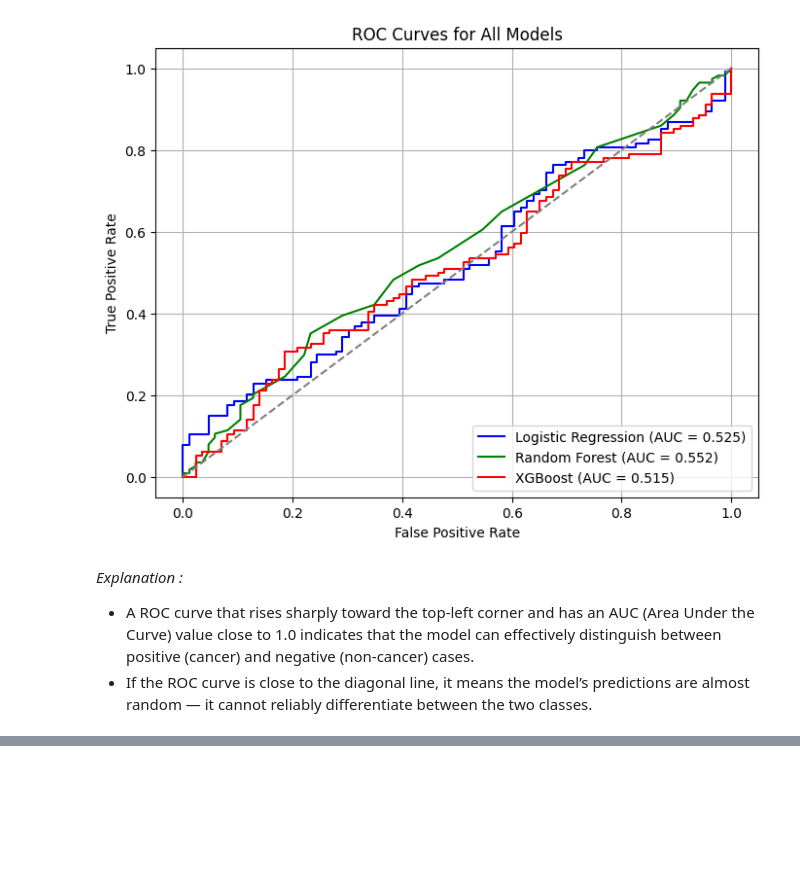
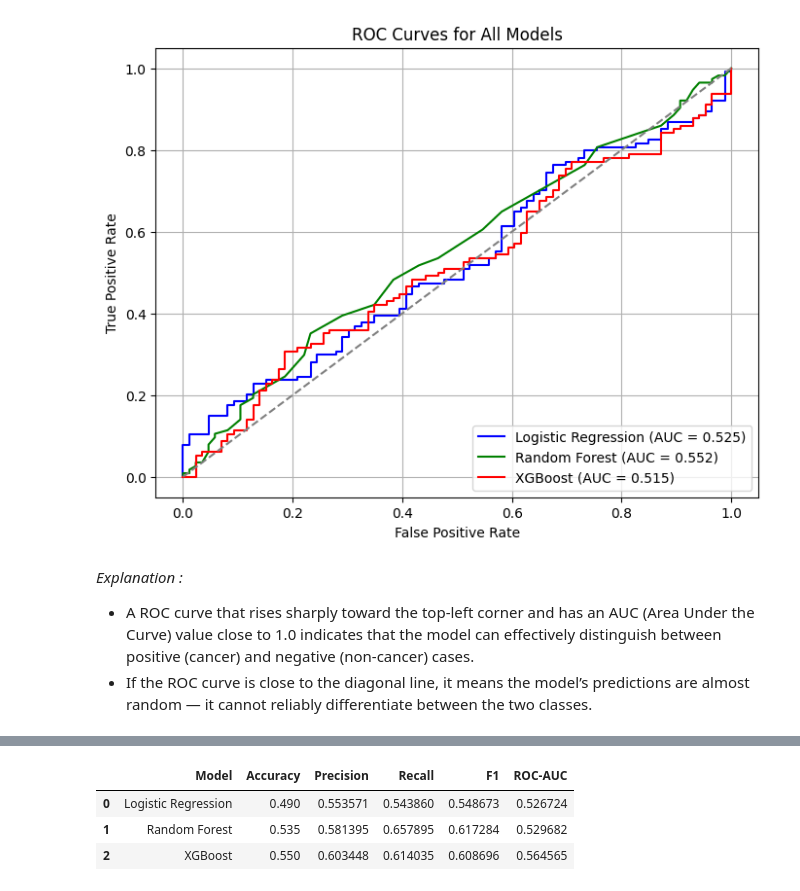
Before and after one commit to NatthawanSrisan/Early-Detection-Rare-Cancer, a Jupyter notebook: Natthawan_Progress_report_Data_Exploration_and_Model_Evaluation.ipynb, the cells around one changed output, grey strips where cells are left out. Saved outputs shown, nothing was run; the diff lists cells and outputs as text; code cells hidden in the pictures; blank space fills up the shorter version.

```diff
--- a/Natthawan_Progress_report_Data_Exploration_and_Model_Evaluation.ipynb
+++ b/Natthawan_Progress_report_Data_Exploration_and_Model_Evaluation.ipynb
@@ -365,0 +549,35 @@ plt.show()
+# %%
+from sklearn.metrics import accuracy_score, precision_score, recall_score, f1_score, roc_auc_score
+
+models = {
+    "Logistic Regression": best_lr,
+    "Random Forest": best_rf,
+    "XGBoost": best_xgb
+}
+
+results_tuned = []
+
+for name, model in models.items():
+    y_pred = model.predict(X_test_scaled)
+    acc = accuracy_score(y_test, y_pred)
+    prec = precision_score(y_test, y_pred)
+    rec = recall_score(y_test, y_pred)
+    f1 = f1_score(y_test, y_pred)
+
+    # ROC-AUC
+    y_proba = model.predict_proba(X_test_scaled)[:, 1]
+    auc = roc_auc_score(y_test, y_proba)
+
+    results_tuned.append([name, acc, prec, rec, f1, auc])
+
+import pandas as pd
+results_tuned_df = pd.DataFrame(
+    results_tuned,
+    columns=["Model", "Accuracy", "Precision", "Recall", "F1", "ROC-AUC"]
+)
+results_tuned_df
+# %% [output]
+|  | Model | Accuracy | Precision | Recall | F1 | ROC-AUC |
+| 0 | Logistic Regression | 0.490 | 0.553571 | 0.543860 | 0.548673 | 0.526724 |
+| 1 | Random Forest | 0.535 | 0.581395 | 0.657895 | 0.617284 | 0.529682 |
+| 2 | XGBoost | 0.550 | 0.603448 | 0.614035 | 0.608696 | 0.564565 |
```
Also changed, not shown: parts of 18 cells of this notebook.
